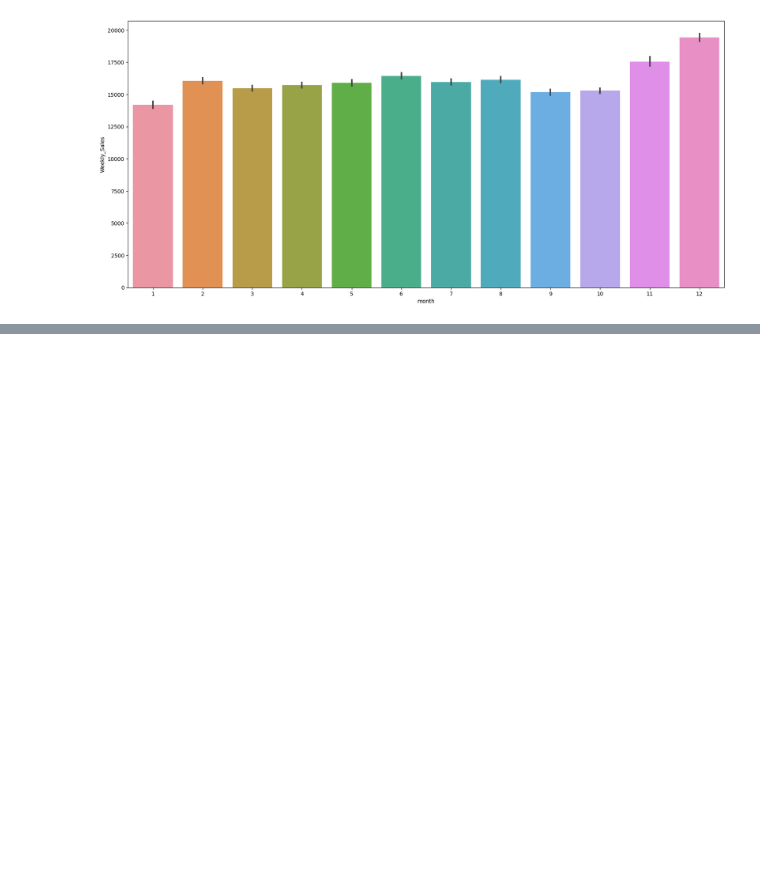
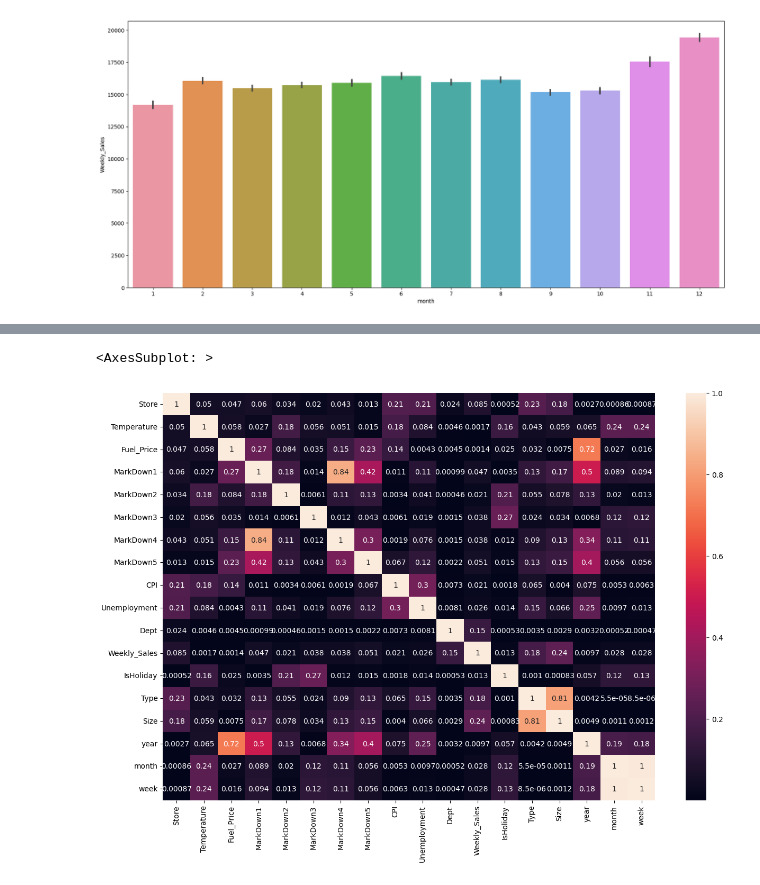
Before and after one commit to parn-jain/Data_Analytsis_Projects, a Jupyter notebook: ML Projects/Walmart/Walmart Sales Predction.ipynb, the cells around one changed output, grey strips where cells are left out. Drawn from its saved outputs; the diff is of its cells as text; code cells hidden in the pictures; blank space fills up the shorter version.

```diff
--- a/ML Projects/Walmart/Walmart Sales Predction.ipynb
+++ b/ML Projects/Walmart/Walmart Sales Predction.ipynb
@@ -513,0 +590,8 @@ sns.barplot(y = 'Weekly_Sales', x = 'month',data =data2)
+# %%
+
+plt.figure(figsize = (15,10) )
+# sns.heatmap(mldata.corr().abs(), annot = True,linewidths=2)
+sns.heatmap(mldata.corr().abs(), annot = True)
+# %% [output]
+<AxesSubplot: >
+[figure, added]
```
Also changed, not shown: parts of 18 cells of this notebook, 1 other file.
